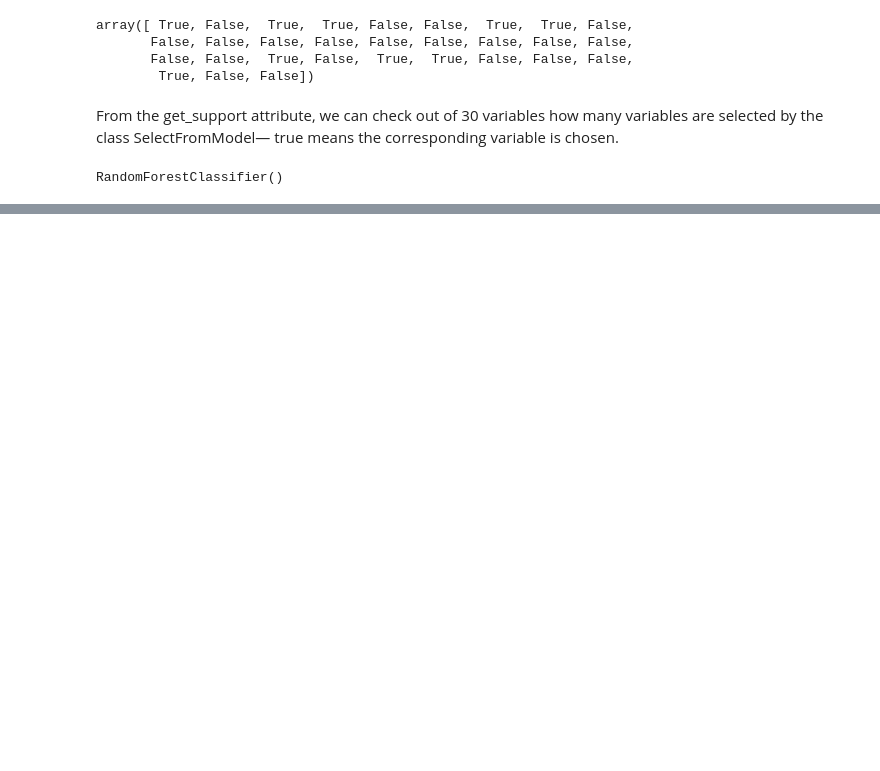
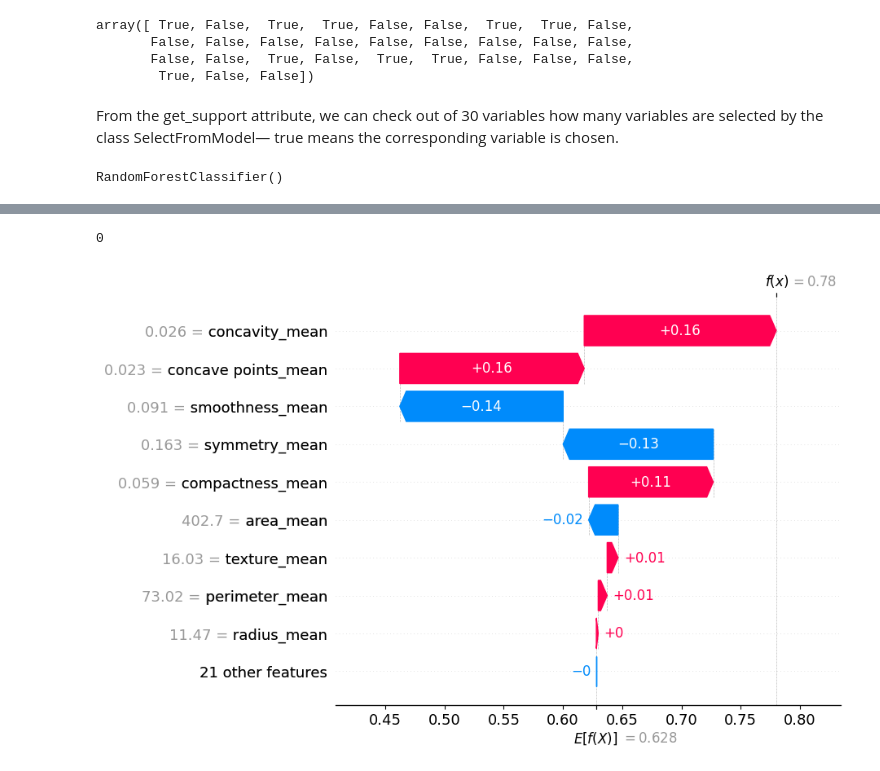
Before and after one commit to sheshankcool/Feature_Selection, a Jupyter notebook: SELECTFROMMODEL.ipynb, the cells around one changed output, grey strips where cells are left out. Cells and saved outputs as stored; diff of their text form; code cells hidden in the pictures; blank space fills up the shorter version.

```diff
--- a/SELECTFROMMODEL.ipynb
+++ b/SELECTFROMMODEL.ipynb
@@ -123,0 +133,4 @@ weighted avg       0.92      0.92      0.92       131
+# %%
+#Get shap values
+explainer = shap.TreeExplainer(selector)
+explainer
@@ -123,0 +168,2 @@ weighted avg       0.92      0.92      0.92       131
+# %%
+shap_values = explainer(X_test)
@@ -123,0 +190,10 @@ weighted avg       0.92      0.92      0.92       131
+# %%
+y_test.iloc[0]
+# %% [output]
+0
+# %%
+
+# waterfall plot for first observation
+shap.plots.waterfall(shap_values[0][:,0])
+# %% [output]
+[figure, added]
```
Also changed, not shown: parts of 38 cells of this notebook, 1 other file.
